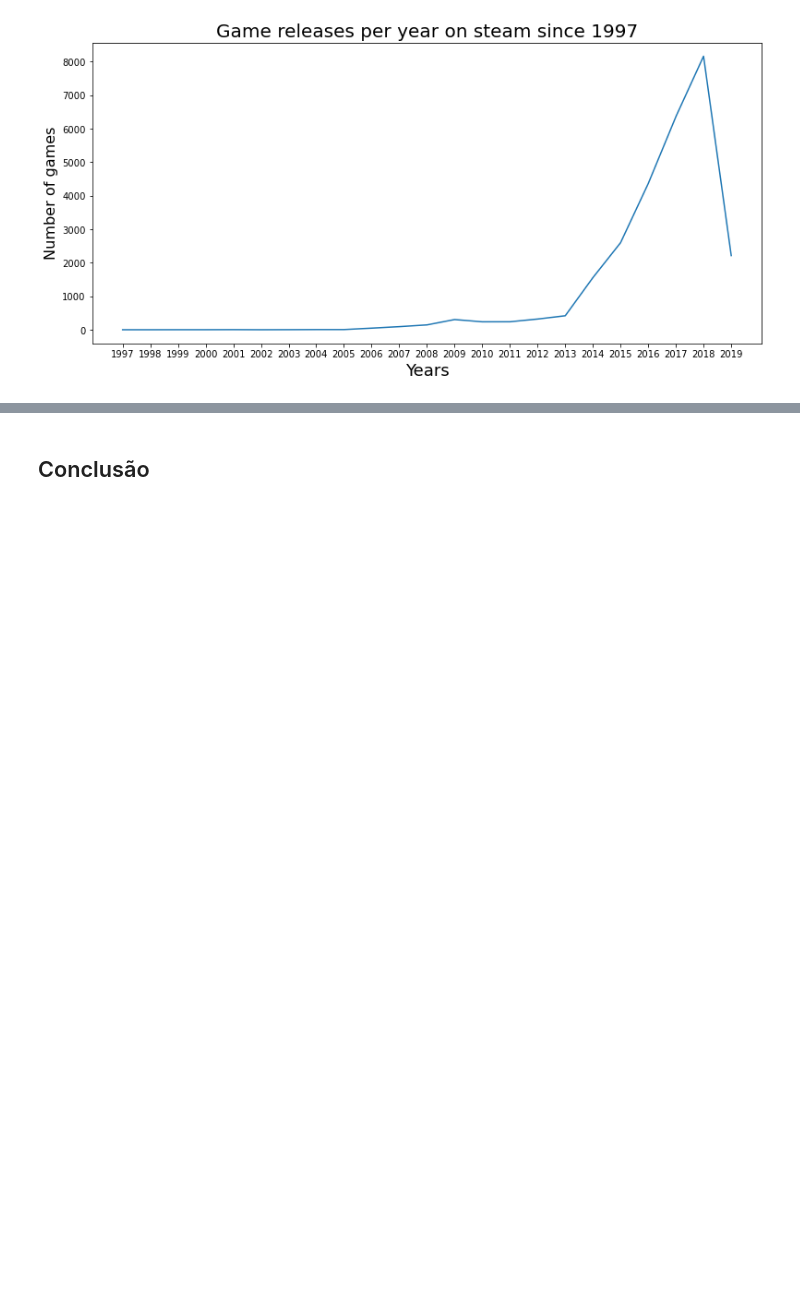
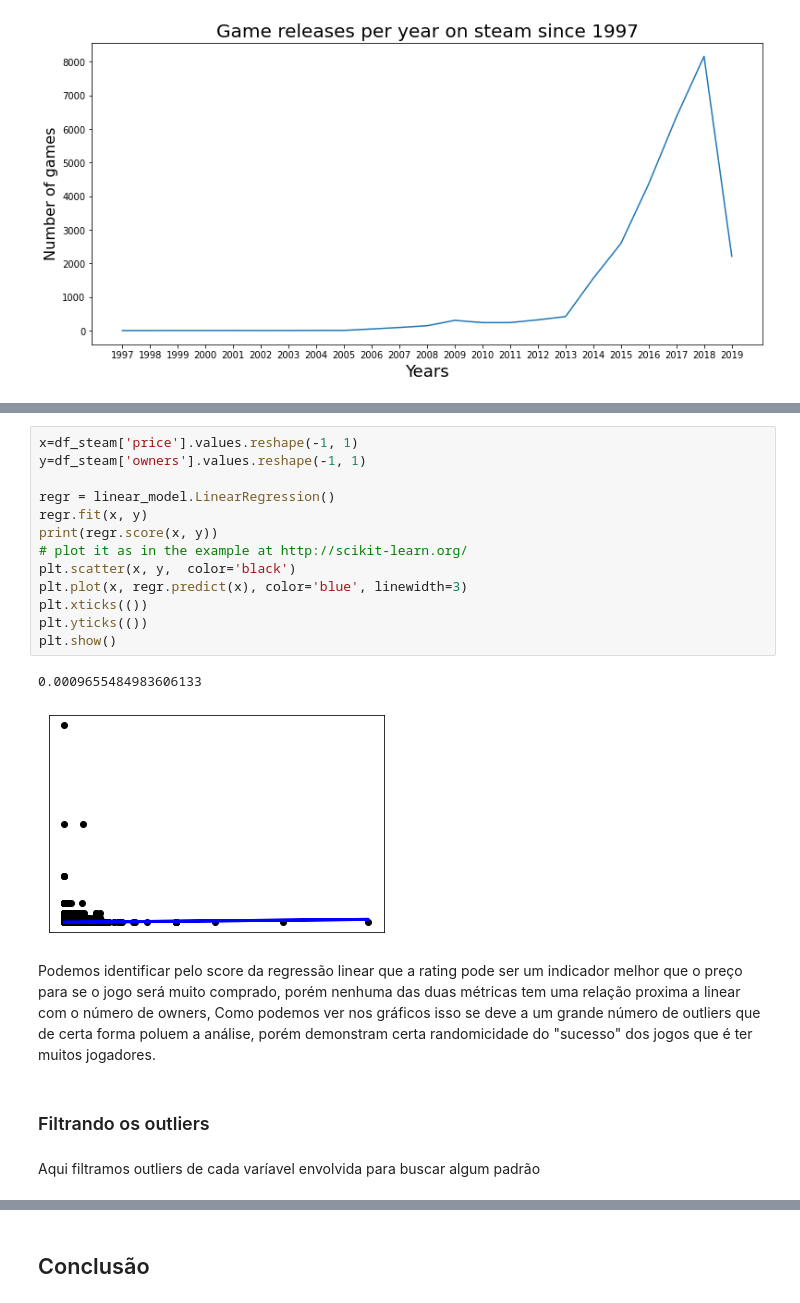
Before and after one commit to erikalira/projeto-icd, a Jupyter notebook: Relatorio_Final.ipynb, the cells around one changed output, grey strips where cells are left out. Drawn from its saved outputs; the diff is of its cells as text; blank space fills up the shorter version.

```diff
--- a/Relatorio_Final.ipynb
+++ b/Relatorio_Final.ipynb
@@ -313,0 +334,22 @@ plt.show()
+# %%
+x=df_steam['price'].values.reshape(-1, 1)
+y=df_steam['owners'].values.reshape(-1, 1)
+
+regr = linear_model.LinearRegression()
+regr.fit(x, y)
+print(regr.score(x, y))
+# plot it as in the example at http://scikit-learn.org/
+plt.scatter(x, y,  color='black')
+plt.plot(x, regr.predict(x), color='blue', linewidth=3)
+plt.xticks(())
+plt.yticks(())
+plt.show()
+# %% [output]
+0.0009655484983606133
+[figure, added]
+# %% [markdown]
+Podemos identificar pelo score da regressão linear que a rating pode ser um indicador melhor que o preço para se o jogo será muito comprado, porém nenhuma das duas métricas tem uma relação proxima a linear com o número de owners, Como podemos ver nos gráficos isso se deve a um grande número de outliers que de certa forma poluem a análise, porém demonstram certa randomicidade do "sucesso" dos jogos que é ter muitos jogadores.
+# %% [markdown]
+### Filtrando os outliers
+# %% [markdown]
+Aqui filtramos outliers de cada varíavel envolvida para buscar algum padrão
```
Also changed, not shown: parts of 22 cells of this notebook.
